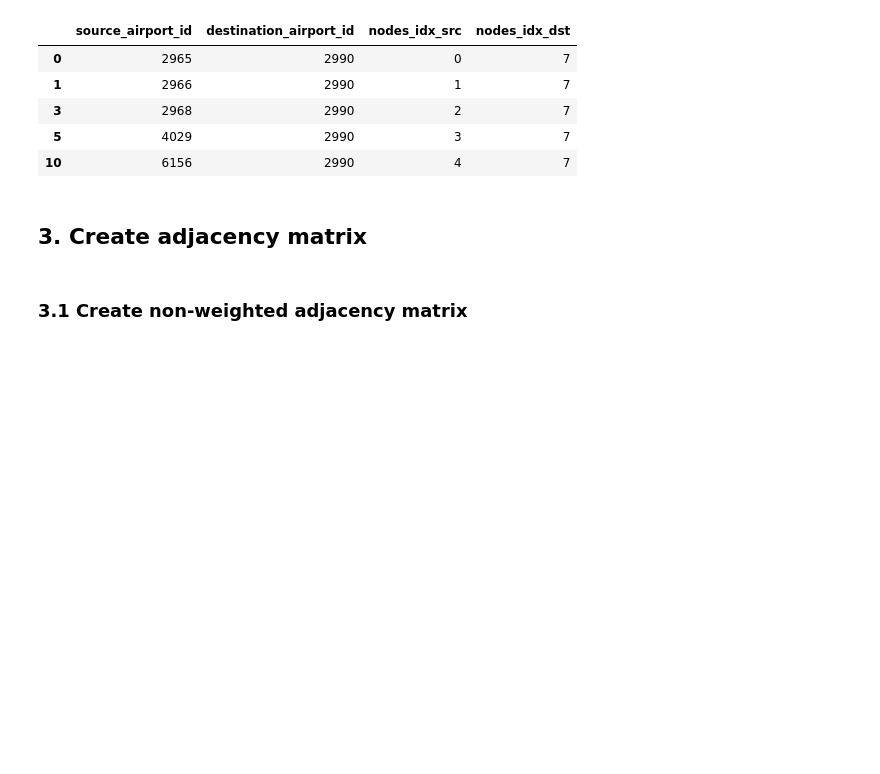
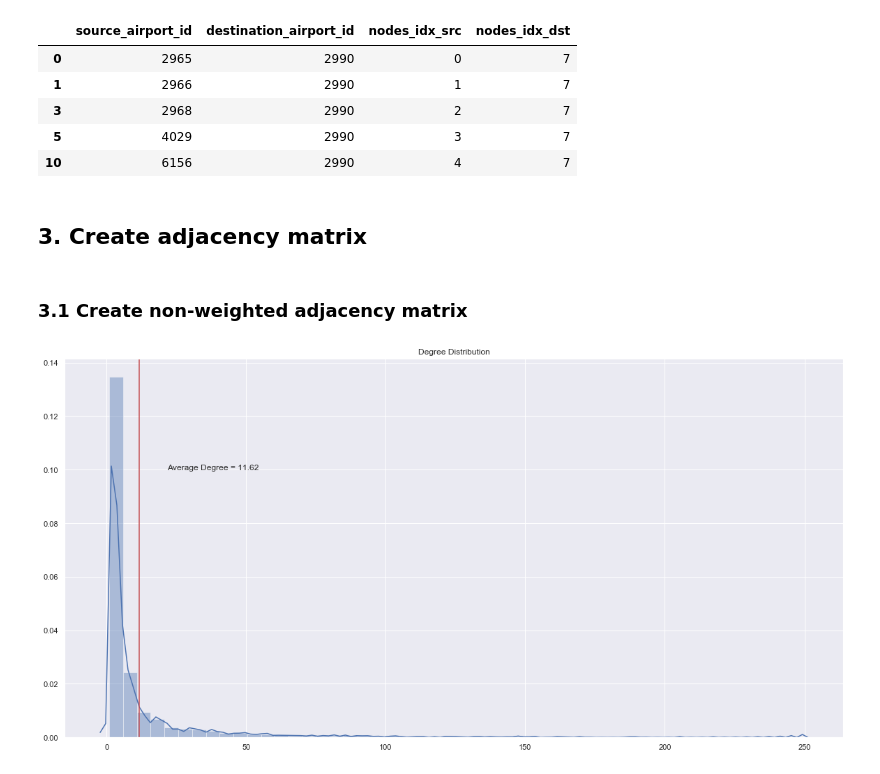
Before and after one commit to lchenbb/NTDS2019_Project, a Jupyter notebook: preprocessing.ipynb, the cells around one changed output. Saved outputs shown, nothing was run; the diff lists cells and outputs as text; code cells hidden in the pictures; blank space fills up the shorter version.

Commit message:
clean data

```diff
--- a/preprocessing.ipynb
+++ b/preprocessing.ipynb
@@ -161,5 +161,11 @@ edges.head()
 | 10 | 6156 | 2990 | 4 | 7 |
 # %% [markdown]
 ## 3. Create adjacency matrix
+# %%
+import networkx as nx
+G_non_weighted = nx.from_pandas_edgelist(routes_cleaned, 'source_airport', 'destination_airport')
 # %% [markdown]
 ### 3.1 Create non-weighted adjacency matrix
+# %%
+from collections import Counter
+degrees = [d for _, d in G_non_weighted.degree()]
@@ -165,0 +175,12 @@ edges.head()
+# %%
+sns.set()
+# calculate the mean
+fig, ax = plt.subplots(figsize=(20, 10))
+sns.distplot(degrees, color='b')
+degree_mean = np.mean(degrees)
+plt.title('Degree Distribution')
+plt.axvline(degree_mean, 0, 1, color='r')
+plt.text(degree_mean+10, 0.1, 'Average Degree = {0:.2f}'.format(degree_mean))
+plt.show()
+# %% [output]
+[figure, added]
```
Also changed, not shown: parts of 1 cell of this notebook, 3 other files.
